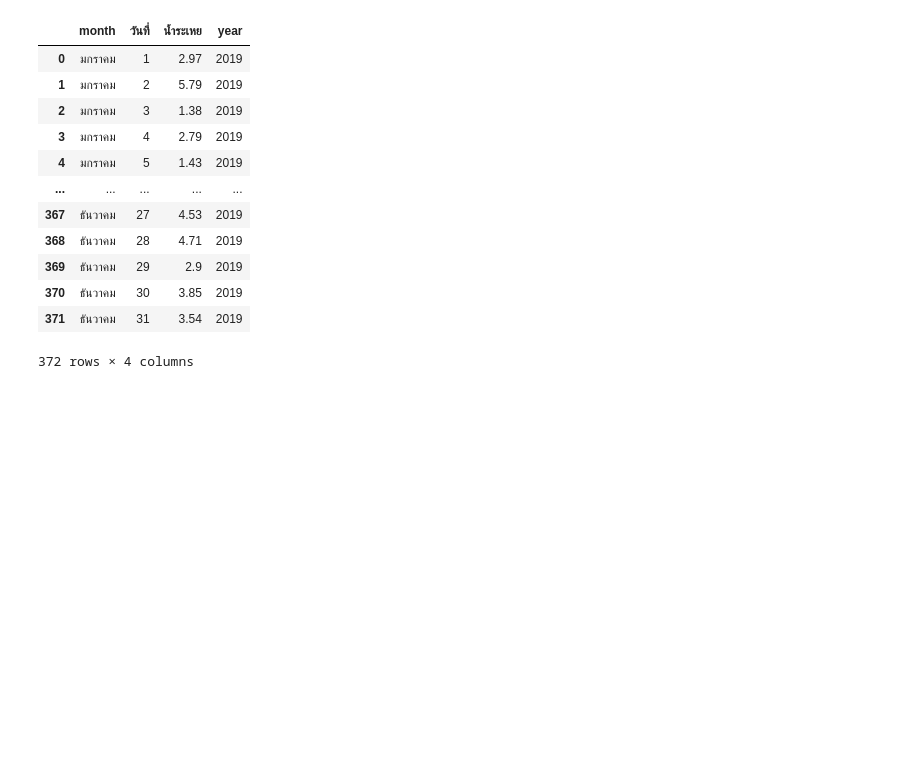
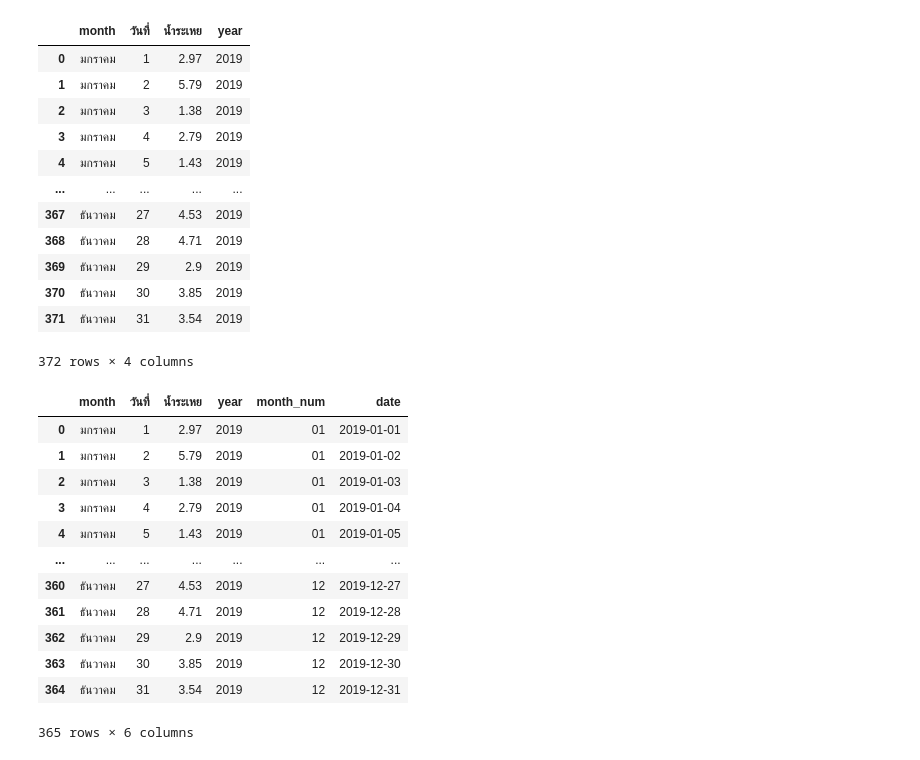
Before and after one commit to Tawanss/football, a Jupyter notebook: Untitled12.ipynb, the cells around one changed output. Cells and saved outputs as stored; diff of their text form; code cells hidden in the pictures; blank space fills up the shorter version.

```diff
--- a/Untitled12.ipynb
+++ b/Untitled12.ipynb
@@ -68,3 +68,43 @@ clean2019
 | 370 | ธันวาคม | 30 | 3.85 | 2019 |
 | 371 | ธันวาคม | 31 | 3.54 | 2019 |
 372 rows × 4 columns
+# %%
+thai_months = {
+    'มกราคม': '01', 'กุมภาพันธ์': '02', 'มีนาคม': '03', 'เมษายน': '04',
+    'พฤษภาคม': '05', 'มิถุนายน': '06', 'กรกฎาคม': '07', 'สิงหาคม': '08',
+    'กันยายน': '09', 'ตุลาคม': '10', 'พฤศจิกายน': '11', 'ธันวาคม': '12'
+}
+
+# Convert month names to numbers
+clean2019['month_num'] = clean2019['month'].map(thai_months)
+
+# ฟังก์ชันสำหรับสร้างวันที่อย่างปลอดภัย
+def create_date(row):
+    try:
+        return pd.to_datetime(f"{row['year']}-{row['month_num']}-{row['วันที่']}", format='%Y-%m-%d')
+    except ValueError:
+        return pd.NaT
+
+# ใช้ฟังก์ชันในการสร้างคอลัมน์วันที่ใหม่
+clean2019['date'] =clean2019.apply(create_date, axis=1)
+# %%
+clean2019.dropna(subset=['date'],inplace=True)
+# %%
+clean2019.reset_index(drop=True,inplace=True)
+#drop=True เพื่อไม่สร้างคอลัมน์ใหม่สำหรับ index เดิม.
+# %%
+clean2019
+# %% [output]
+|  | month | วันที่ | น้ำระเหย | year | month_num | date |
+| 0 | มกราคม | 1 | 2.97 | 2019 | 01 | 2019-01-01 |
+| 1 | มกราคม | 2 | 5.79 | 2019 | 01 | 2019-01-02 |
+| 2 | มกราคม | 3 | 1.38 | 2019 | 01 | 2019-01-03 |
+| 3 | มกราคม | 4 | 2.79 | 2019 | 01 | 2019-01-04 |
+| 4 | มกราคม | 5 | 1.43 | 2019 | 01 | 2019-01-05 |
+| ... | ... | ... | ... | ... | ... | ... |
+| 360 | ธันวาคม | 27 | 4.53 | 2019 | 12 | 2019-12-27 |
+| 361 | ธันวาคม | 28 | 4.71 | 2019 | 12 | 2019-12-28 |
+| 362 | ธันวาคม | 29 | 2.9 | 2019 | 12 | 2019-12-29 |
+| 363 | ธันวาคม | 30 | 3.85 | 2019 | 12 | 2019-12-30 |
+| 364 | ธันวาคม | 31 | 3.54 | 2019 | 12 | 2019-12-31 |
+365 rows × 6 columns
```
